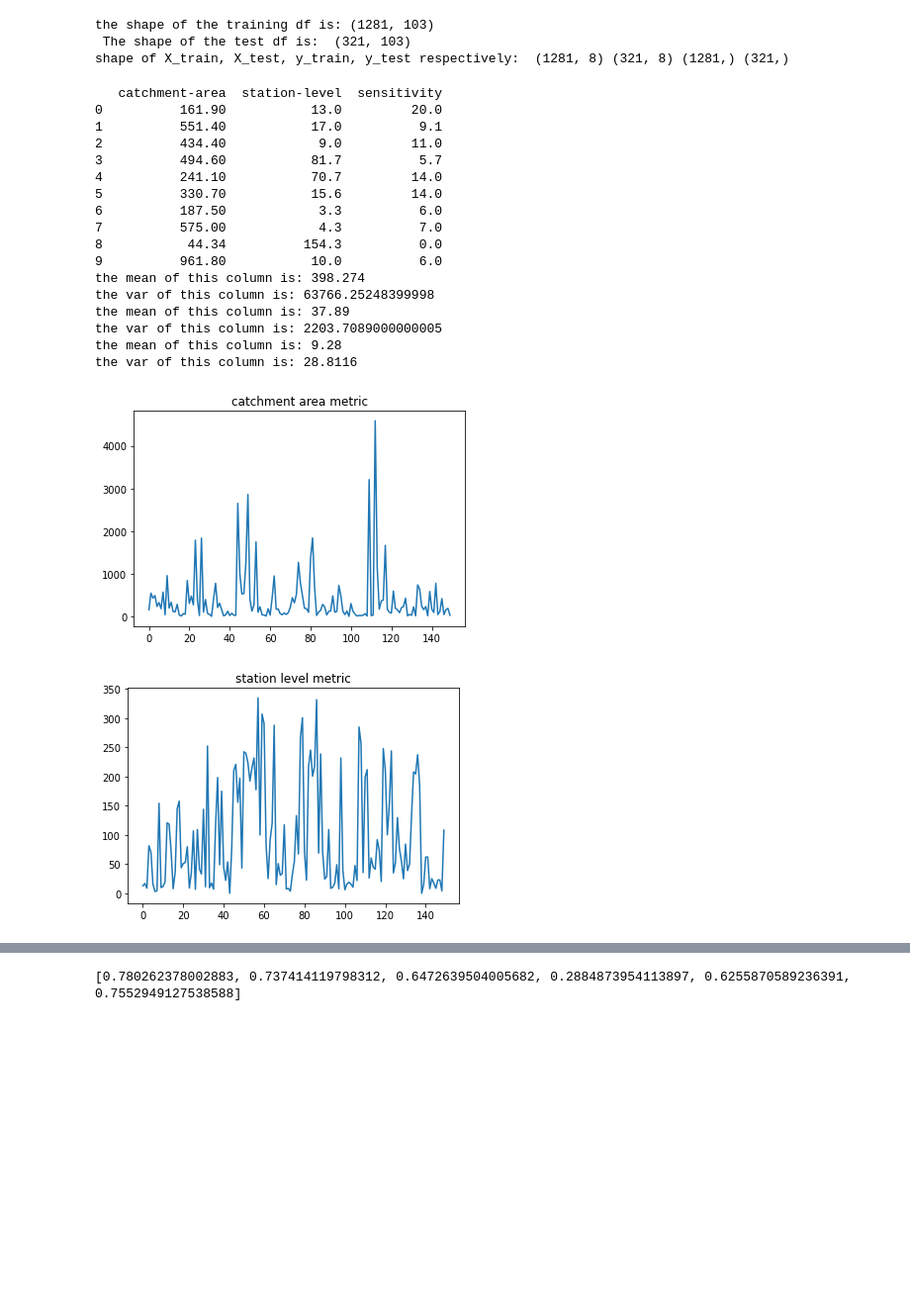
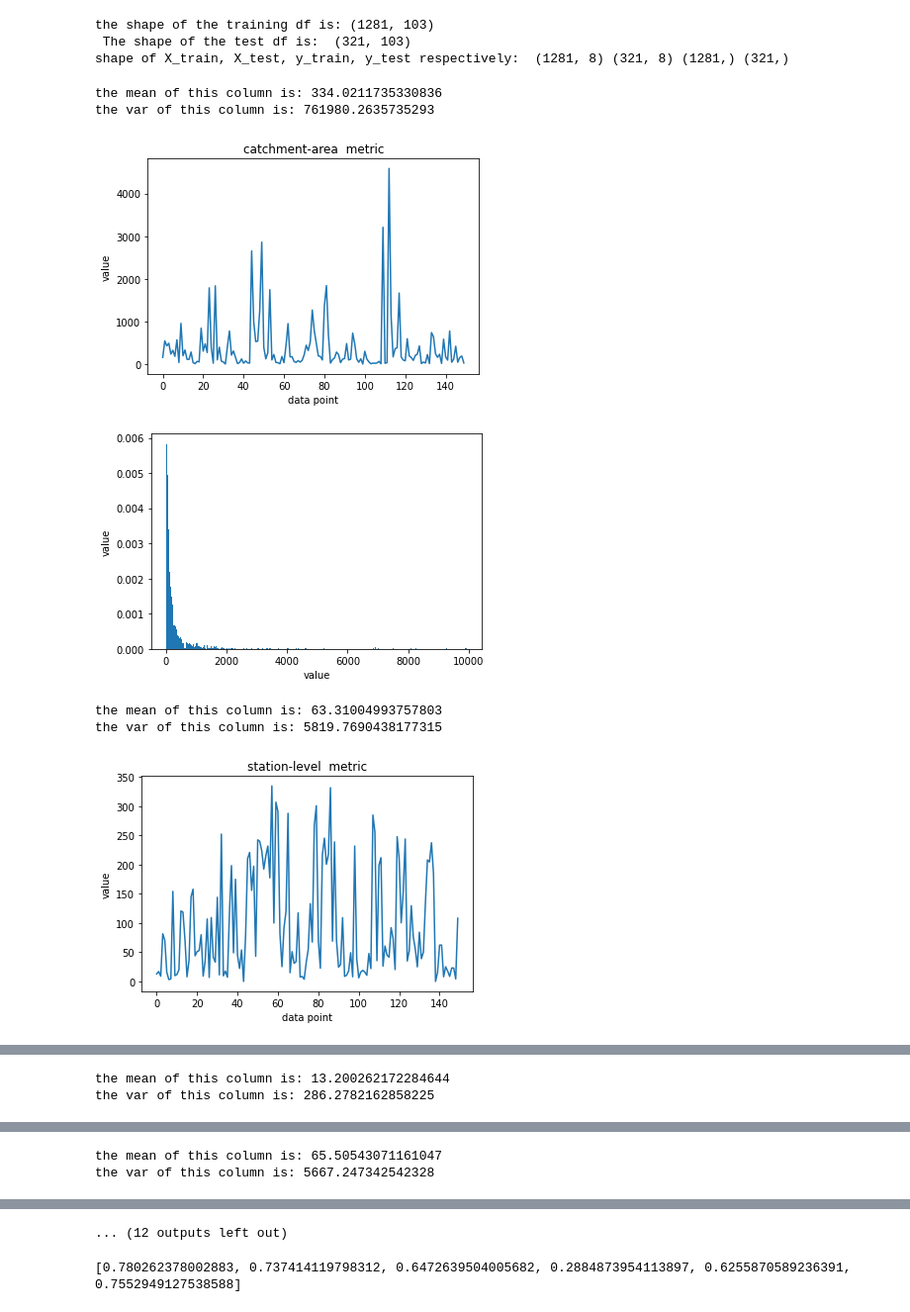
Before and after one commit to tcmarino8/Flood-Modeling, a Jupyter notebook: FloodModeling.ipynb, the cells around one changed output, grey strips where cells are left out. Shown at 99% size. Saved outputs shown, nothing was run; the diff lists cells and outputs as text; code cells hidden in the pictures; blank space fills up the shorter version.

```diff
--- a/FloodModeling.ipynb
+++ b/FloodModeling.ipynb
@@ -151,34 +153,27 @@ the shape of the training df is: (1281, 103)
  The shape of the test df is:  (321, 103)
 shape of X_train, X_test, y_train, y_test respectively:  (1281, 8) (321, 8) (1281,) (321,)
 # %%
-X_simple = X.iloc[:10,:3]
-print(X_simple)
-for column in X_simple.columns:
-  print('the mean of this column is:', np.mean(X_simple[column]))
-  print('the var of this column is:', np.var(X_simple[column]))
-plt.plot(range(150), X['catchment-area'][:150])
-plt.title('catchment area metric')
-plt.show()
-plt.plot(range(150), X['station-level'][:150])
-plt.title('station level metric')
-plt.show()
+
+for column in X.columns:
+  print('the mean of this column is:', np.mean(X[column]))
+  print('the var of this column is:', np.var(X[column]))
+  plt.plot(range(150), X[column][:150])
+  plt.xlabel('data point')
+  plt.ylabel('value')
+  plt.title(f'{column}  metric')
+  plt.show()
+  plt.hist(X[column], bins = 'auto', density = True)
+  plt.xlabel('value')
+  plt.ylabel('value')
+  plt.show()
+# plt.hist(X['catchment-area'][:150], density = True)
+# plt.title('catchment area histogram')
+# plt.show()
 # %% [output]
-   catchment-area  station-level  sensitivity
-0          161.90           13.0         20.0
-1          551.40           17.0          9.1
-2          434.40            9.0         11.0
-3          494.60           81.7          5.7
-4          241.10           70.7         14.0
-5          330.70           15.6         14.0
-6          187.50            3.3          6.0
-7          575.00            4.3          7.0
-8           44.34          154.3          0.0
-9          961.80           10.0          6.0
-the mean of this column is: 398.274
-the var of this column is: 63766.25248399998
-the mean of this column is: 37.89
-the var of this column is: 2203.7089000000005
-the mean of this column is: 9.28
-the var of this column is: 28.8116
+the mean of this column is: 334.0211735330836
+the var of this column is: 761980.2635735293
-[figure, old version]
+[figure, new version]
-[figure, old version]
+[figure, new version]
+the mean of this column is: 63.31004993757803
+the var of this column is: 5819.7690438177315
+[figure, added]
@@ -184,0 +181,2 @@ the var of this column is: 28.8116
+the mean of this column is: 13.200262172284644
+the var of this column is: 286.2782162858225
@@ -184,0 +185,2 @@ the var of this column is: 28.8116
+the mean of this column is: 65.50543071161047
+the var of this column is: 5667.247342542328
@@ -185,3 +189,4 @@ the var of this column is: 28.8116
+... (12 outputs left out)
 # %%
 kfold = KFold(n_splits=6, shuffle=True, random_state=42)
 regression_model = lr.LinearRegression()
```
Also changed, not shown: parts of 16 cells of this notebook.
